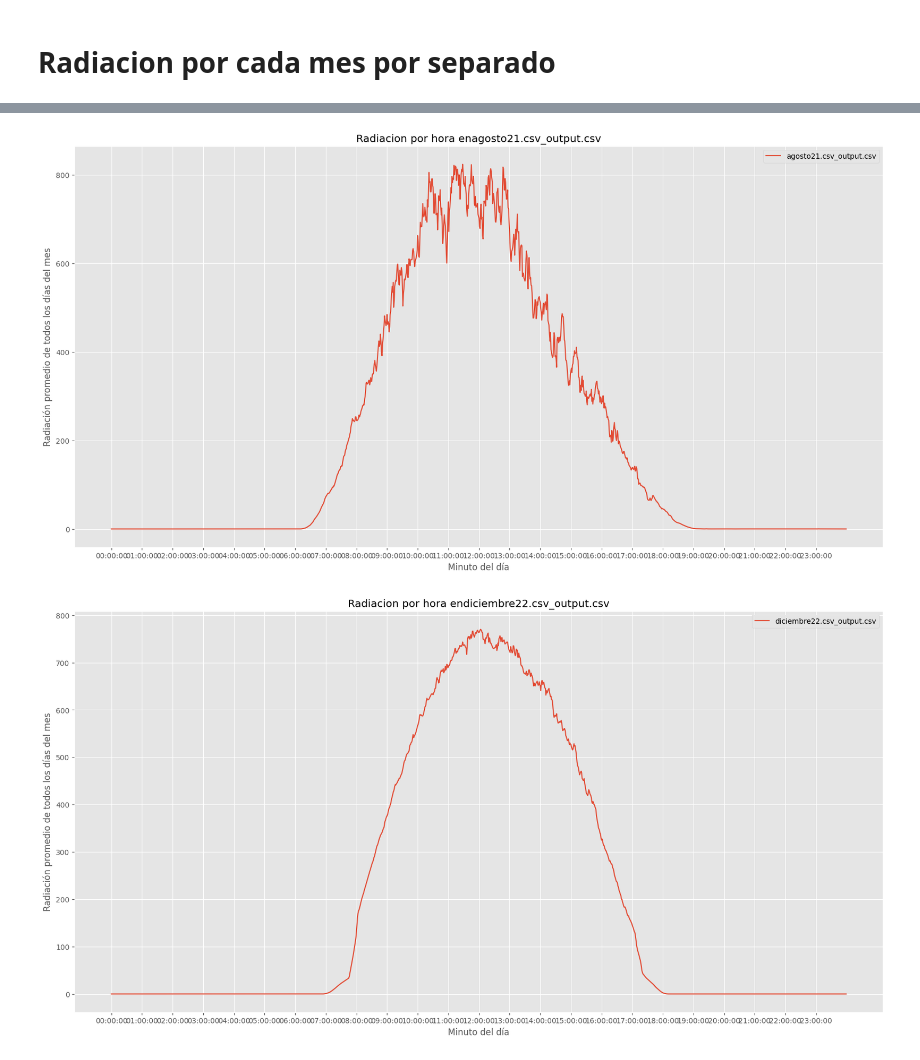
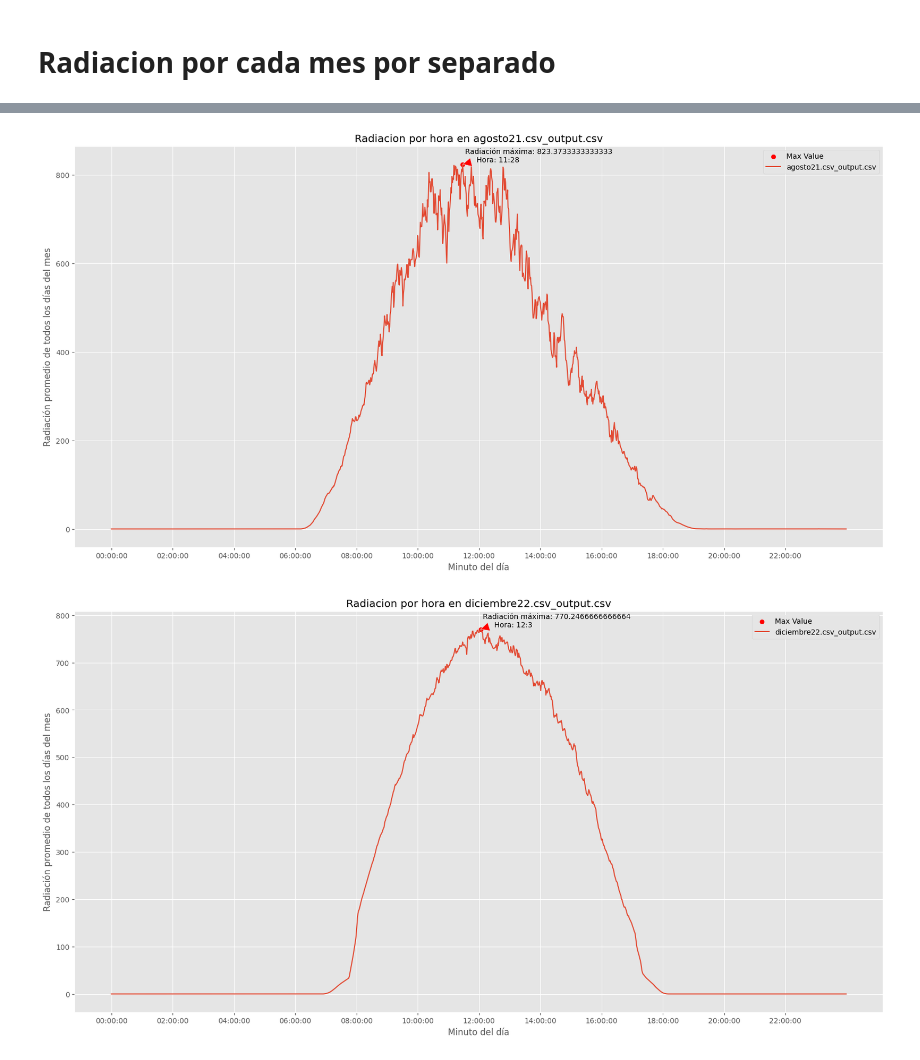
Before and after one commit to lorenzoog00/ASE, a Jupyter notebook: ONEMINUTE/Promedios/graficasdia.ipynb, the cells around one changed output, grey strips where cells are left out. Drawn from its saved outputs; the diff is of its cells as text; code cells hidden in the pictures.

Commit message:
se creo estaciones, se añadieron puntos maximos en las graficas por mes y se arreglaron las horas

```diff
--- a/ONEMINUTE/Promedios/graficasdia.ipynb
+++ b/ONEMINUTE/Promedios/graficasdia.ipynb
@@ -87,7 +106,11 @@ for bowser in luigi:
     plt.title('Radiacion por hora en ' + str(bowser))
     plt.xlabel('Minuto del día')
     plt.ylabel('Radiación promedio de todos los días del mes')
+    max_value = luigi[bowser]['Radiación Promedio'].max()
+    max_index = luigi[bowser]['Radiación Promedio'].idxmax()
+    plt.scatter(x=max_index, y=max_value, color='r', label='Max Value')
+    plt.annotate('Radiación máxima: '+str(max_value)+'\n     Hora: '+ str(max_index//60)+':'+ str(max_index % 60), xy=(max_index, max_value), xytext=(max_index+5, max_value+5),arrowprops=dict(facecolor='red', shrink=0.05))
     plt.plot(luigi[bowser].TOA5, luigi[bowser]['Radiación Promedio'], label = bowser )
-    plt.xticks(luigi['abril22.csv_output.csv'].TOA5[::60])
+    plt.xticks(luigi['abril22.csv_output.csv'].TOA5[::120])
     plt.legend()
 # %% [output]
@@ -95,2 +118,2 @@ for bowser in luigi:
-[figure, old version]
+[figure, new version]
-[figure, old version]
+[figure, new version]
```
Also changed, not shown: parts of 3 cells of this notebook, 46 other files.
